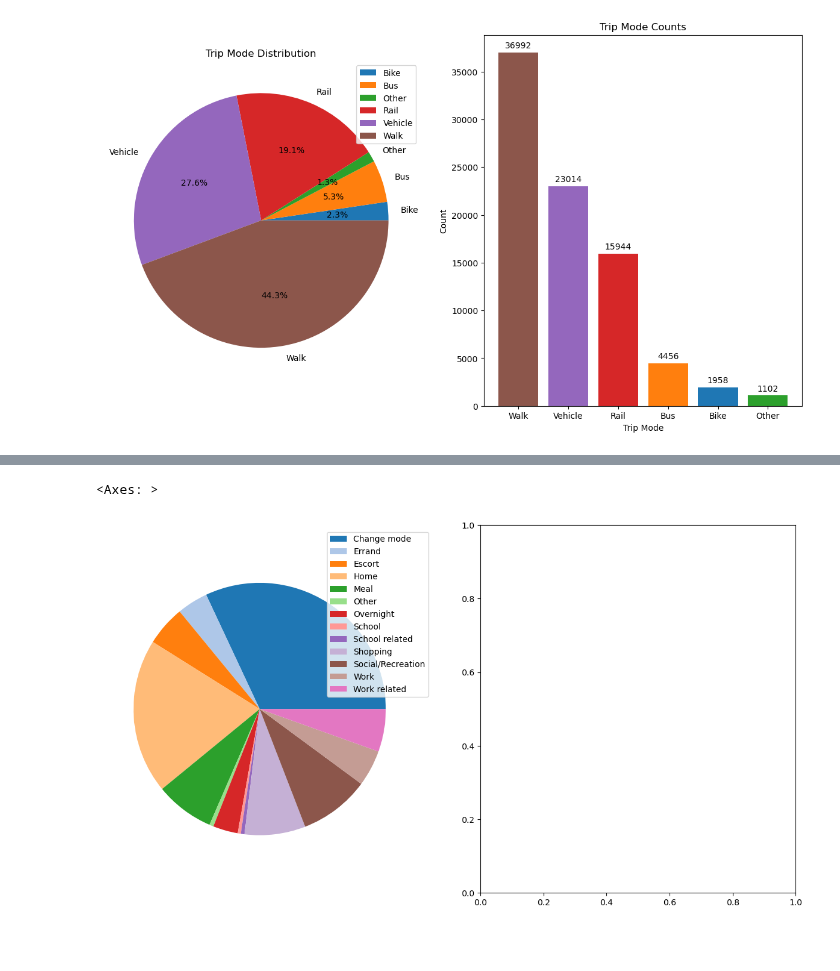
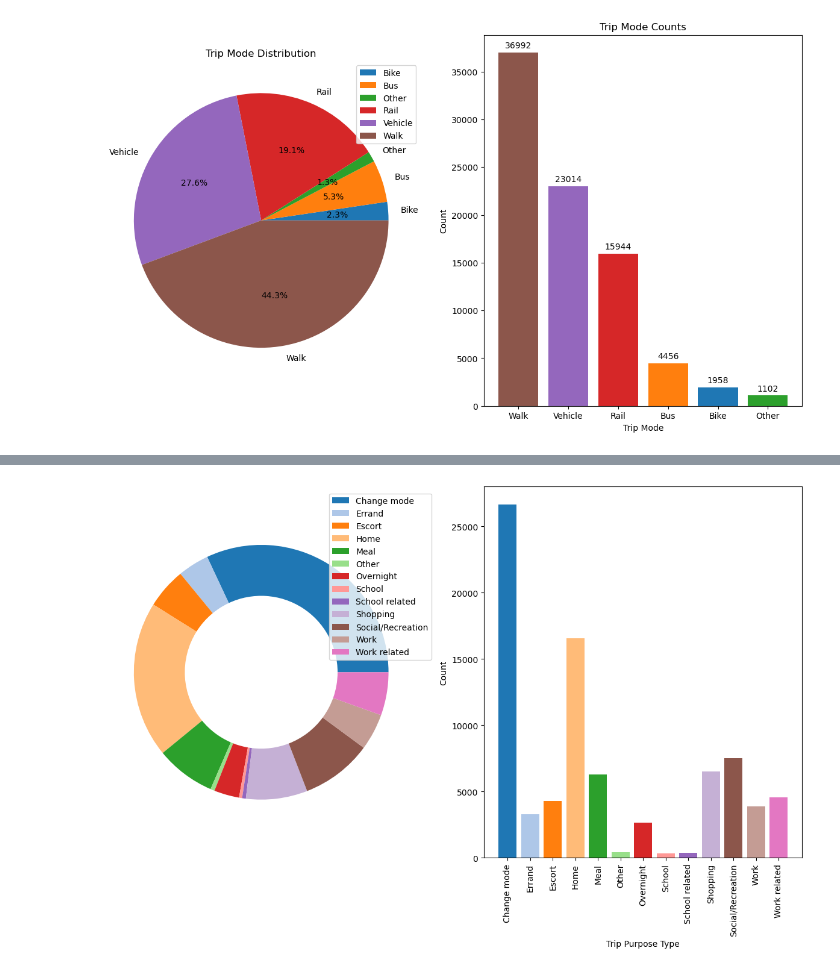
Before and after one commit to WenlongL1/CIE-539-Project, a Jupyter notebook: part1.ipynb, the cells around one changed output, grey strips where cells are left out. Drawn from its saved outputs; the diff is of its cells as text; code cells hidden in the pictures; blank space fills up the shorter version.

```diff
--- a/part1.ipynb
+++ b/part1.ipynb
@@ -438,13 +438,17 @@ dtype: int64
 # %%
 cmap = plt.get_cmap('tab20')
 colors = cmap.colors
 
 plt.figure(figsize=(15, 8))
 plt.subplot(1, 2, 1)
-plt.pie(trip_purpose.values, colors=colors)
+plt.pie(trip_purpose.values, colors=colors, wedgeprops={'width': 0.4})
 plt.legend(trip_purpose.index, loc='center left',bbox_to_anchor=(0.7, 0.8))
 
 plt.subplot(1, 2, 2)
+plt.bar(trip_purpose.index, trip_purpose.values, color=colors)
+plt.xlabel('Trip Purpose Type')
+plt.ylabel('Count')
+plt.xticks(rotation=90)
+plt.show()
 # %% [output]
-<Axes: >
-[figure, old version]
+[figure, new version]
```
Also changed, not shown: 1 other file.
